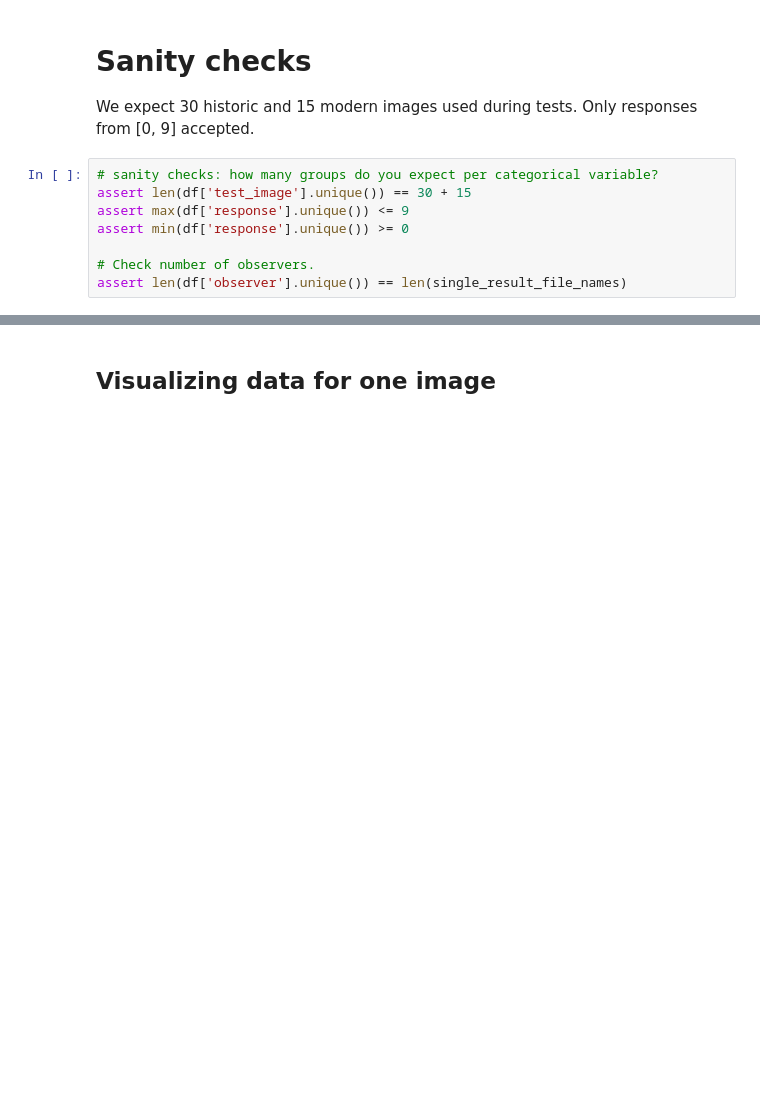
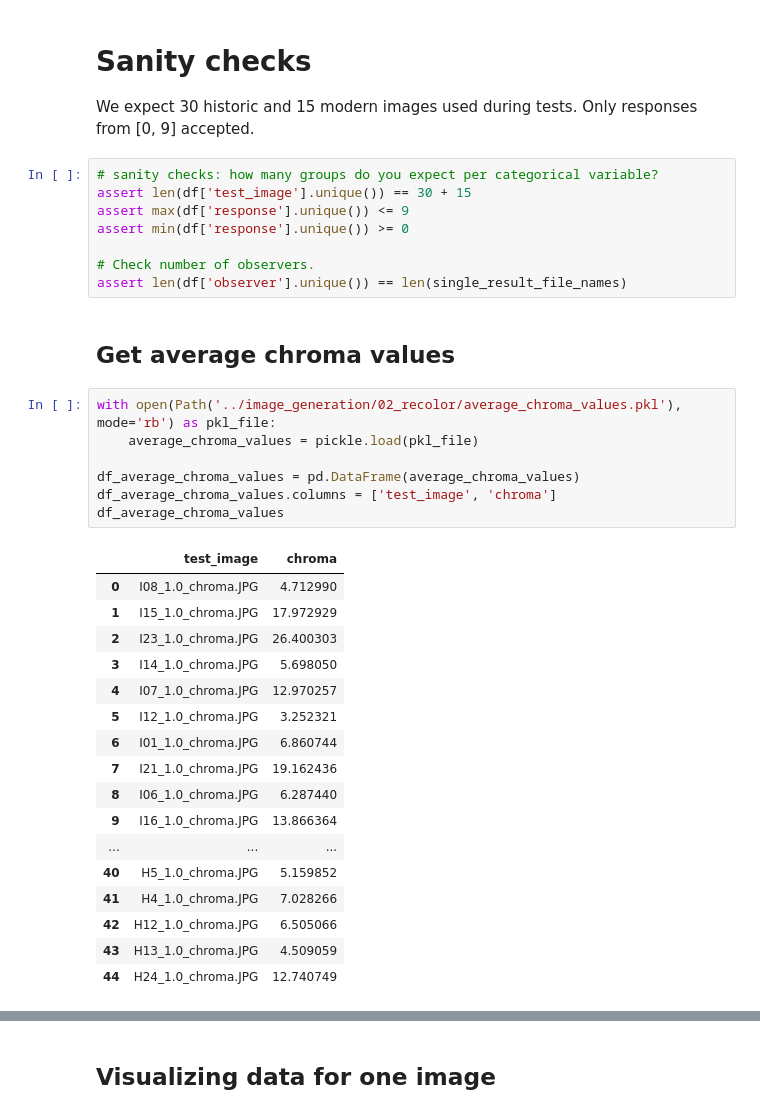
Before and after one commit to Thrrym/PerceptionAndImageQuality, a Jupyter notebook: analysis/analysis.ipynb, the cells around one changed output, grey strips where cells are left out. Drawn from its saved outputs; the diff is of its cells as text; blank space fills up the shorter version.

```diff
--- a/analysis/analysis.ipynb
+++ b/analysis/analysis.ipynb
@@ -67,3 +70,30 @@ assert min(df['response'].unique()) >= 0
 
 # Check number of observers.
 assert len(df['observer'].unique()) == len(single_result_file_names)
+# %% [markdown]
+## Get average chroma values
+# %%
+with open(Path('../image_generation/02_recolor/average_chroma_values.pkl'), mode='rb') as pkl_file:
+    average_chroma_values = pickle.load(pkl_file)
+
+df_average_chroma_values = pd.DataFrame(average_chroma_values)
+df_average_chroma_values.columns = ['test_image', 'chroma']
+df_average_chroma_values
+# %% [output]
+|  | test_image | chroma |
+| 0 | I08_1.0_chroma.JPG | 4.712990 |
+| 1 | I15_1.0_chroma.JPG | 17.972929 |
+| 2 | I23_1.0_chroma.JPG | 26.400303 |
+| 3 | I14_1.0_chroma.JPG | 5.698050 |
+| 4 | I07_1.0_chroma.JPG | 12.970257 |
+| 5 | I12_1.0_chroma.JPG | 3.252321 |
+| 6 | I01_1.0_chroma.JPG | 6.860744 |
+| 7 | I21_1.0_chroma.JPG | 19.162436 |
+| 8 | I06_1.0_chroma.JPG | 6.287440 |
+| 9 | I16_1.0_chroma.JPG | 13.866364 |
+| ... | ... | ... |
+| 40 | H5_1.0_chroma.JPG | 5.159852 |
+| 41 | H4_1.0_chroma.JPG | 7.028266 |
+| 42 | H12_1.0_chroma.JPG | 6.505066 |
+| 43 | H13_1.0_chroma.JPG | 4.509059 |
+| 44 | H24_1.0_chroma.JPG | 12.740749 |
```
Also changed, not shown: parts of 17 cells of this notebook.
